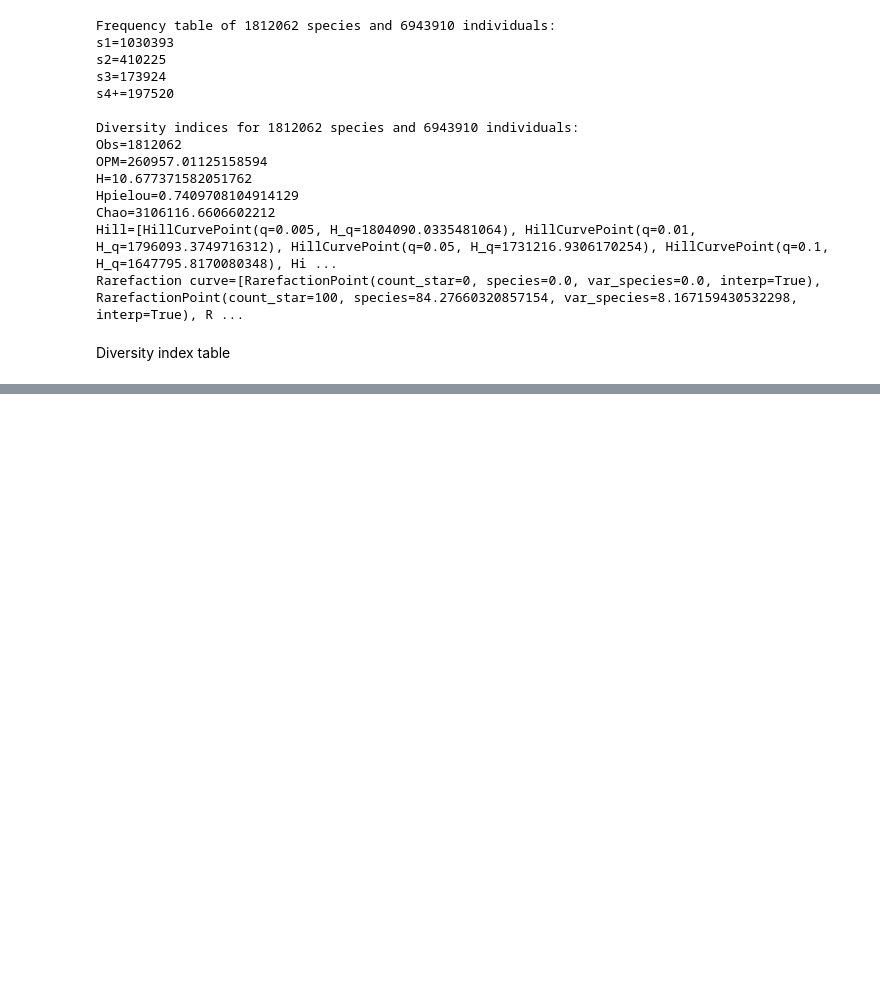
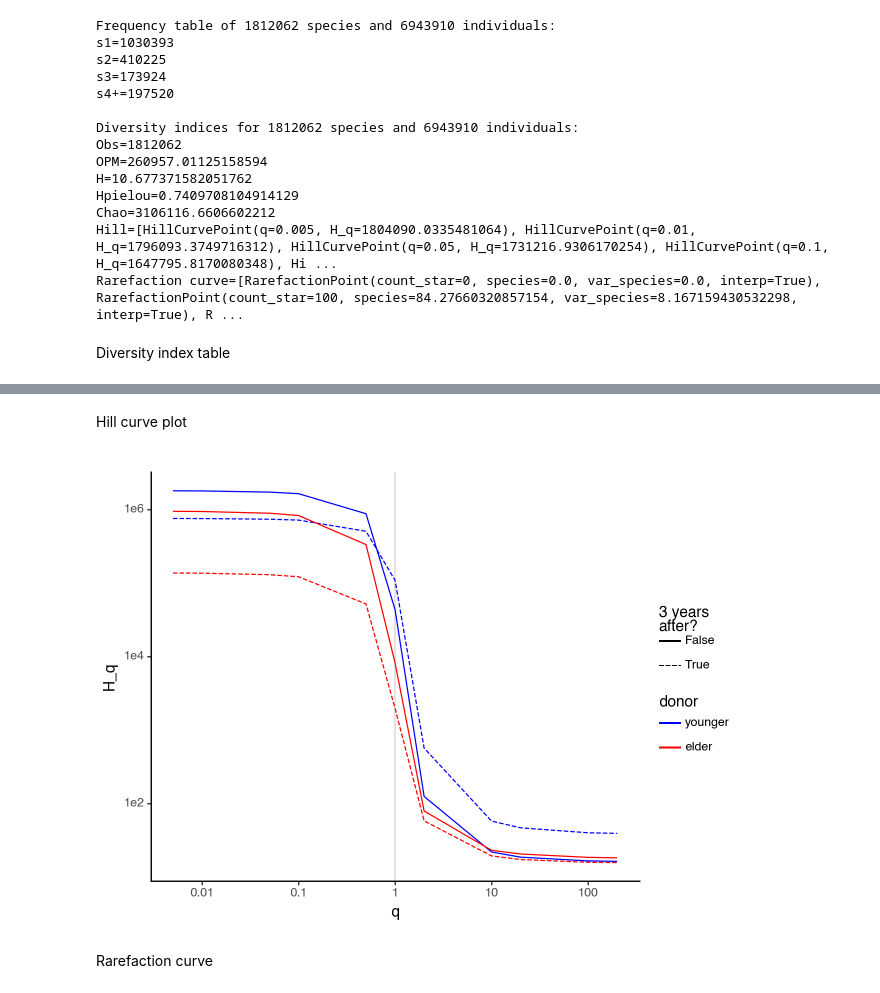
Before and after one commit to antigenomics/mirpy, a Jupyter notebook: notebooks/diversity_estimation.ipynb, the cells around one changed output, grey strips where cells are left out. Cells and saved outputs as stored; diff of their text form; code cells hidden in the pictures; blank space fills up the shorter version.

Commit message:
diversity wip

```diff
--- a/notebooks/diversity_estimation.ipynb
+++ b/notebooks/diversity_estimation.ipynb
@@ -69,0 +65,20 @@ print(DiversityIndices.for_dataset(dataset))
+# %% [markdown]
+Hill curve plot
+# %%
+df_hc = DiversityIndices.hill_curve_for_dataset(dataset)
+df_hc['agex'] = df_hc['age'].apply(lambda x: x not in {27, 47})
+plt = (ggplot(df_hc, aes(x='q', y='H_q',
+                         color='donor', linetype='agex')) +
+       geom_vline(xintercept = 1., color = 'lightgrey') +
+       geom_line() +
+       scale_linetype_discrete(name='3 years\nafter?') +
+       scale_x_log10(name='q') +
+       scale_y_log10(name='H_q') +
+       scale_color_manual(values = ['blue', 'red'],
+                          labels = ['younger', 'elder']) +
+       theme_classic())
+print(plt)
+# %% [output]
+[figure, added]
+# %% [markdown]
+Rarefaction curve
```
Also changed, not shown: parts of 2 cells of this notebook, 1 other file.
